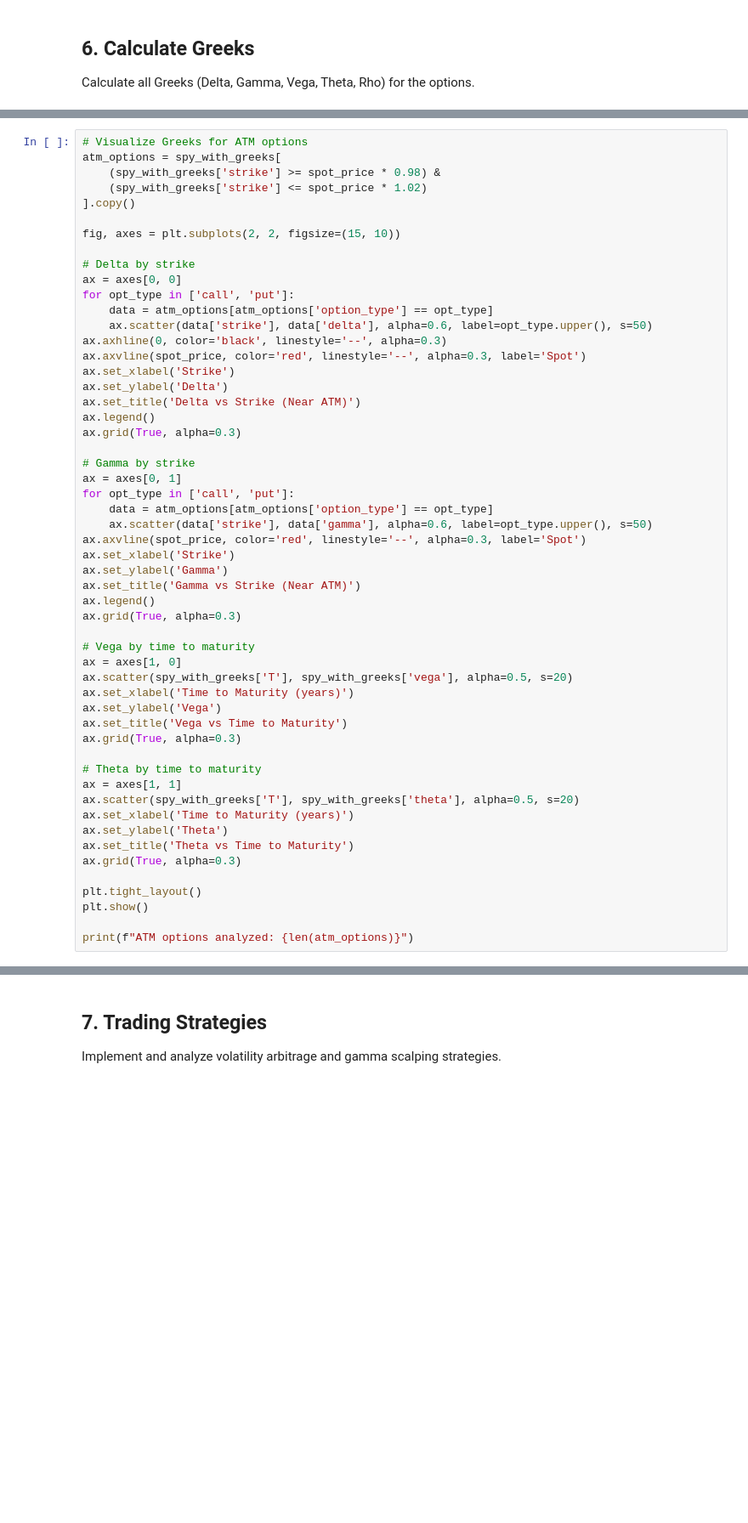
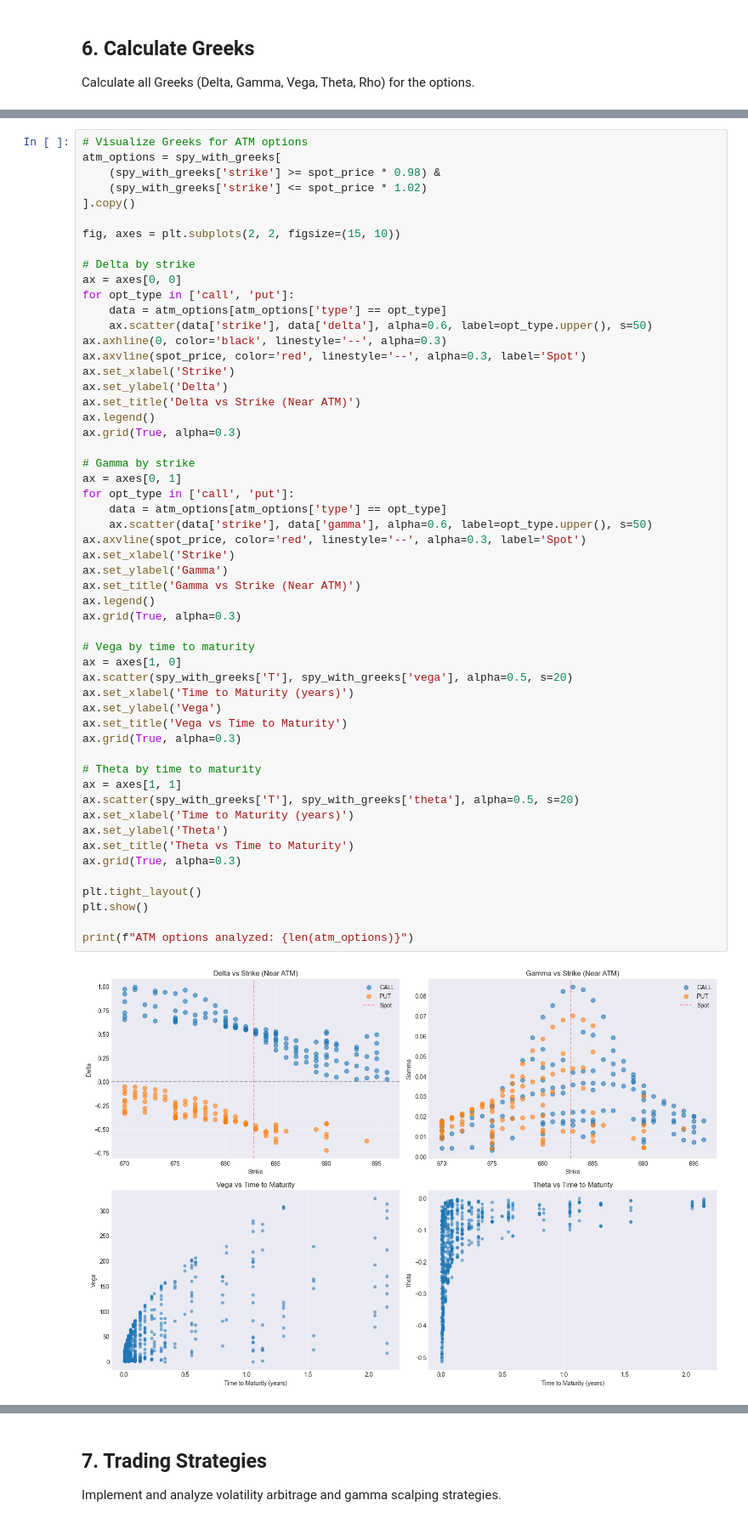
Before and after one commit to Donysus/Volatility-Surface-Options-Strategy, a Jupyter notebook: notebooks/volatility_surface_demo.ipynb, the cells around one changed output, grey strips where cells are left out. Shown: that part at 85% size. Drawn from its saved outputs; the diff is of its cells as text; blank space fills up the shorter version.

```diff
--- a/notebooks/volatility_surface_demo.ipynb
+++ b/notebooks/volatility_surface_demo.ipynb
@@ -386,7 +396,7 @@ fig, axes = plt.subplots(2, 2, figsize=(15, 10))
 # Delta by strike
 ax = axes[0, 0]
 for opt_type in ['call', 'put']:
-    data = atm_options[atm_options['option_type'] == opt_type]
+    data = atm_options[atm_options['type'] == opt_type]
     ax.scatter(data['strike'], data['delta'], alpha=0.6, label=opt_type.upper(), s=50)
 ax.axhline(0, color='black', linestyle='--', alpha=0.3)
 ax.axvline(spot_price, color='red', linestyle='--', alpha=0.3, label='Spot')
@@ -399,32 +409,34 @@ ax.grid(True, alpha=0.3)
 # Gamma by strike
 ax = axes[0, 1]
 for opt_type in ['call', 'put']:
-    data = atm_options[atm_options['option_type'] == opt_type]
+    data = atm_options[atm_options['type'] == opt_type]
     ax.scatter(data['strike'], data['gamma'], alpha=0.6, label=opt_type.upper(), s=50)
 ax.axvline(spot_price, color='red', linestyle='--', alpha=0.3, label='Spot')
 ax.set_xlabel('Strike')
 ax.set_ylabel('Gamma')
 ax.set_title('Gamma vs Strike (Near ATM)')
 ax.legend()
 ax.grid(True, alpha=0.3)
 
 # Vega by time to maturity
 ax = axes[1, 0]
 ax.scatter(spy_with_greeks['T'], spy_with_greeks['vega'], alpha=0.5, s=20)
 ax.set_xlabel('Time to Maturity (years)')
 ax.set_ylabel('Vega')
 ax.set_title('Vega vs Time to Maturity')
 ax.grid(True, alpha=0.3)
 
 # Theta by time to maturity
 ax = axes[1, 1]
 ax.scatter(spy_with_greeks['T'], spy_with_greeks['theta'], alpha=0.5, s=20)
 ax.set_xlabel('Time to Maturity (years)')
 ax.set_ylabel('Theta')
 ax.set_title('Theta vs Time to Maturity')
 ax.grid(True, alpha=0.3)
 
 plt.tight_layout()
 plt.show()
 
 print(f"ATM options analyzed: {len(atm_options)}")
+# %% [output]
+[figure, added]
```
Also changed, not shown: parts of 11 cells of this notebook.
